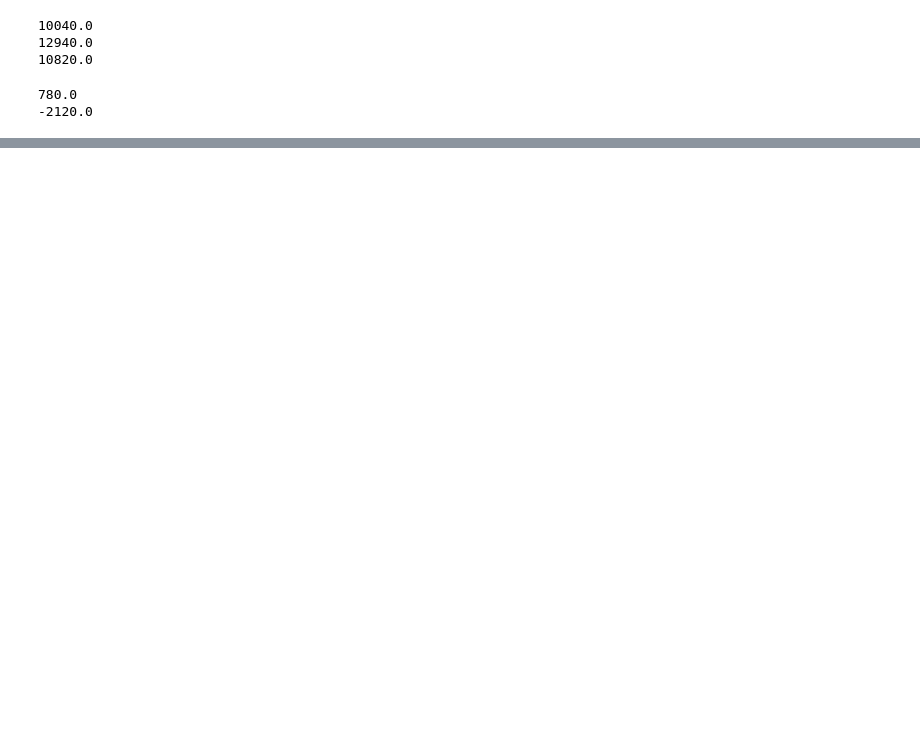
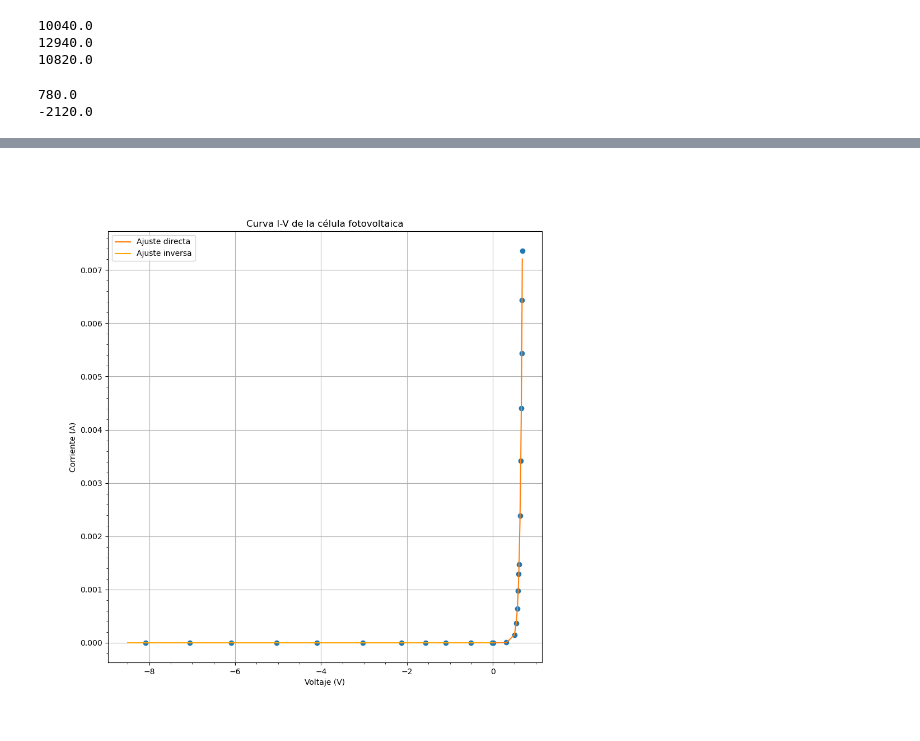
Before and after one commit to SoyXaime/Laboratorio-Fotovoltaica-, a Jupyter notebook: LabFotovoltaica.ipynb, the cells around one changed output, grey strips where cells are left out. Saved outputs shown, nothing was run; the diff lists cells and outputs as text; code cells hidden in the pictures; blank space fills up the shorter version.

```diff
--- a/LabFotovoltaica.ipynb
+++ b/LabFotovoltaica.ipynb
@@ -377,0 +510,20 @@ print(Req-12940)
+# %%
+#Completo
+V_total = np.concatenate((V_directa, V_inversa))
+I_total = np.concatenate((I_Directa, I_inversa))
+
+plt.figure(figsize=(10, 10))
+plt.plot(V_total[:], I_total[:], ls="none", marker="o")
+plt.plot(V_directa,Diodo(A, I0, V_directa),ls="-", marker="none",label="Ajuste directa")
+plt.plot([-8.5, 0], [0, 0], color="orange", label="Ajuste inversa")
+
+#plt.axvline(x=0, color='black', label='Eje X')
+#plt.axhline(y=0, color='black', label='Eje Y')
+plt.legend()
+plt.xlabel("Voltaje (V)")
+plt.ylabel("Corriente (A)")
+plt.title("Curva I-V de la célula fotovoltaica")
+plt.minorticks_on()
+plt.grid()
+# %% [output]
+[figure, added]
```
Also changed, not shown: parts of 18 cells of this notebook, 1 other file.
